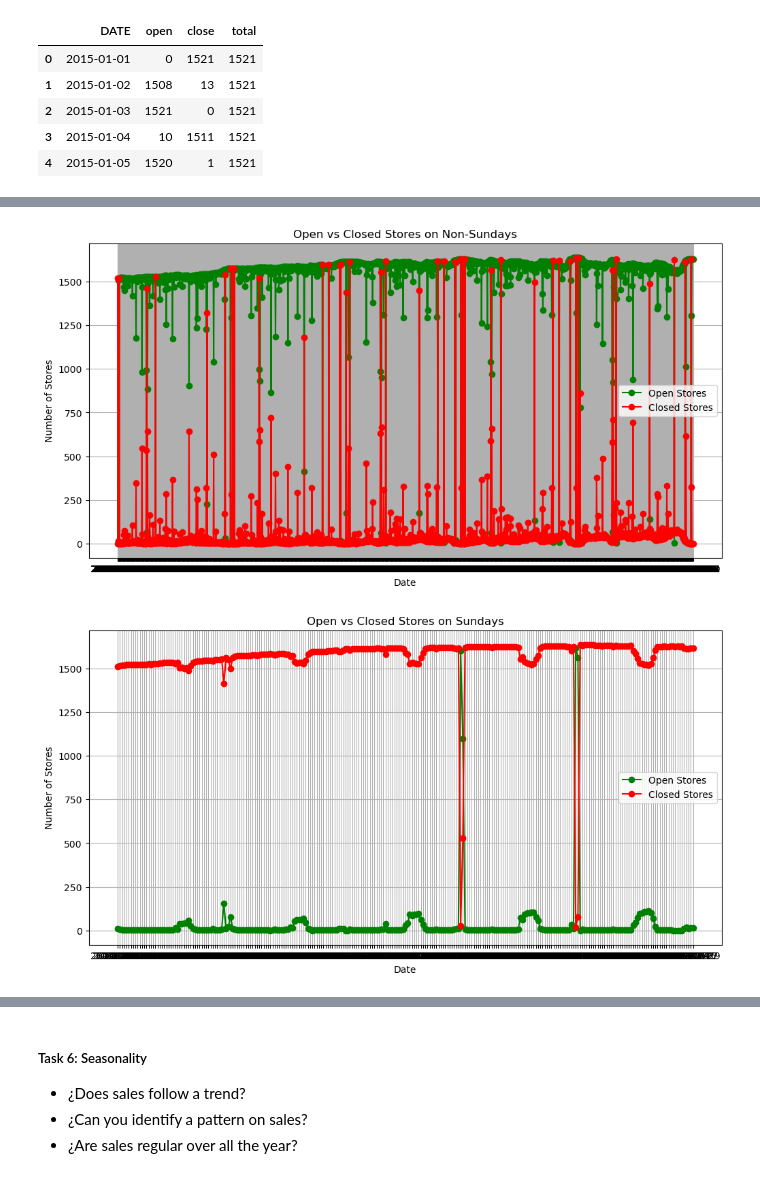
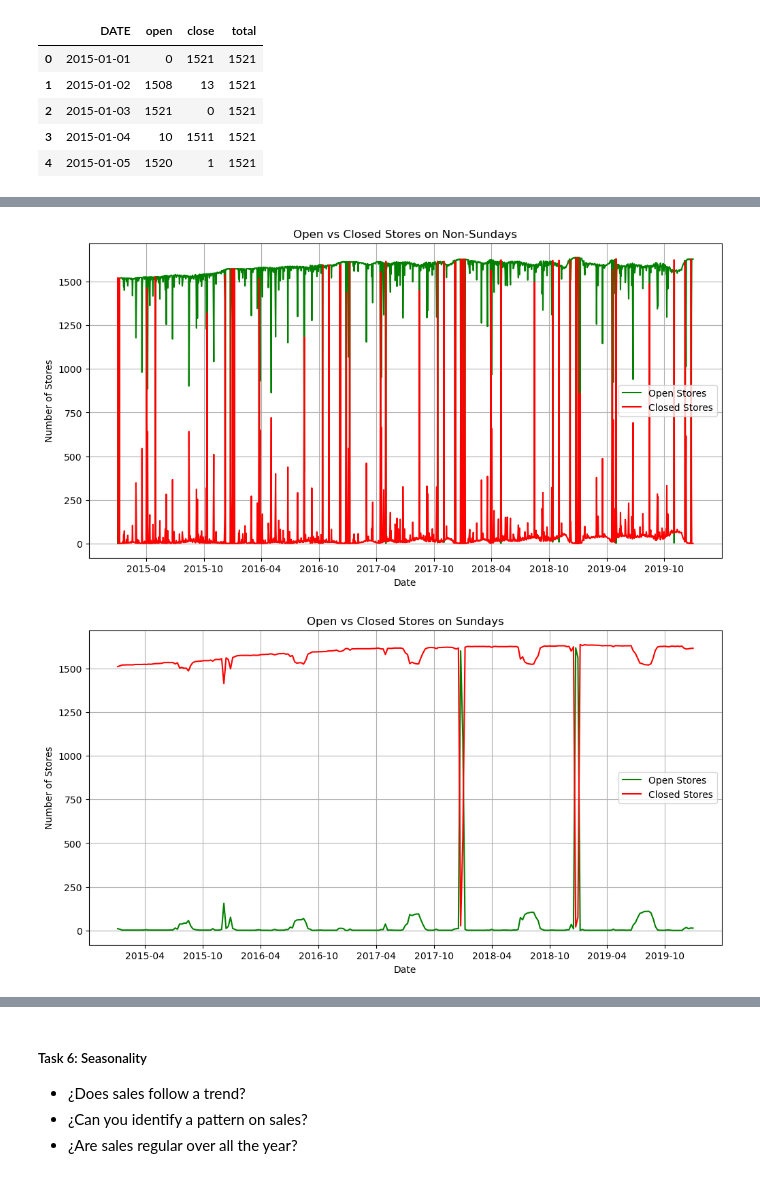
Before and after one commit to MartinezAgullo/TechChallenge_MercadonaIT, a Jupyter notebook: notebooks/1-data-preparation.ipynb, the cells around one changed output, grey strips where cells are left out. Drawn from its saved outputs; the diff is of its cells as text; code cells hidden in the pictures.

```diff
--- a/notebooks/1-data-preparation.ipynb
+++ b/notebooks/1-data-preparation.ipynb
@@ -779,30 +800,40 @@ Since this plot is is so densely packed with data that individual changes cannot
 # %%
 calendar_df_tmp['day_of_week'] = pd.to_datetime(calendar_df_tmp['DATE']).dt.dayofweek
+calendar_df_tmp['DATE'] = pd.to_datetime(calendar_df_tmp['DATE'])
+calendar_df_tmp = calendar_df_tmp.sort_values(by='DATE')
+
 sundays_df = calendar_df_tmp[calendar_df_tmp['day_of_week'] == 6]
 rest_of_days_df = calendar_df_tmp[calendar_df_tmp['day_of_week'] != 6]
 
+sundays_df = sundays_df.sort_values(by='DATE')
+rest_of_days_df = rest_of_days_df.sort_values(by='DATE')
+
 # Plot for the rest of the days
 plt.figure(figsize=(12, 6))
-plt.plot(rest_of_days_df['DATE'], rest_of_days_df['open'], label='Open Stores', color='green', linestyle='-', marker='o')
-plt.plot(rest_of_days_df['DATE'], rest_of_days_df['close'], label='Closed Stores', color='red', linestyle='-', marker='o')
+plt.plot(rest_of_days_df['DATE'], rest_of_days_df['open'], label='Open Stores', color='green', linestyle='-', marker='None')
+plt.plot(rest_of_days_df['DATE'], rest_of_days_df['close'], label='Closed Stores', color='red', linestyle='-', marker='None')
 plt.title('Open vs Closed Stores on Non-Sundays')
 plt.xlabel('Date')
 plt.ylabel('Number of Stores')
+plt.gca().xaxis.set_major_locator(mdates.MonthLocator(interval=6))
+plt.gca().xaxis.set_major_formatter(mdates.DateFormatter('%Y-%m'))
 plt.legend()
 plt.grid(True)
 plt.show()
 
 
 # Plot for Sundays
 plt.figure(figsize=(12, 6))
-plt.plot(sundays_df['DATE'], sundays_df['open'], label='Open Stores', color='green', linestyle='-', marker='o')
-plt.plot(sundays_df['DATE'], sundays_df['close'], label='Closed Stores', color='red', linestyle='-', marker='o')
+plt.plot(sundays_df['DATE'], sundays_df['open'], label='Open Stores', color='green', linestyle='-', marker='None')
+plt.plot(sundays_df['DATE'], sundays_df['close'], label='Closed Stores', color='red', linestyle='-', marker='None')
 plt.title('Open vs Closed Stores on Sundays')
 plt.xlabel('Date')
 plt.ylabel('Number of Stores')
+plt.gca().xaxis.set_major_locator(mdates.MonthLocator(interval=6))
+plt.gca().xaxis.set_major_formatter(mdates.DateFormatter('%Y-%m'))
 plt.legend()
 plt.grid(True)
 plt.show()
 # %% [output]
-[figure, old version]
+[figure, new version]
-[figure, old version]
+[figure, new version]
```
Also changed, not shown: parts of 16 cells of this notebook, 2 other files.
